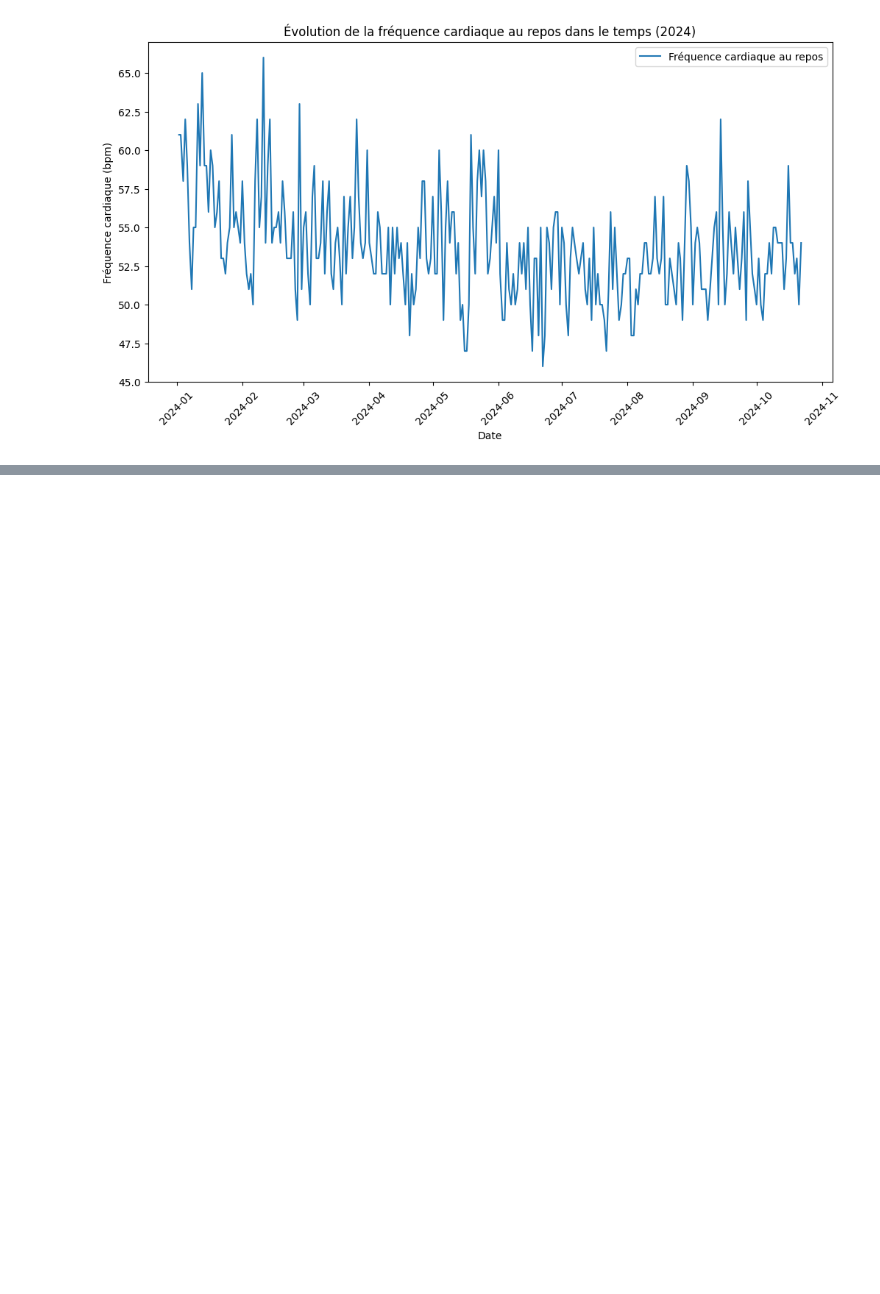
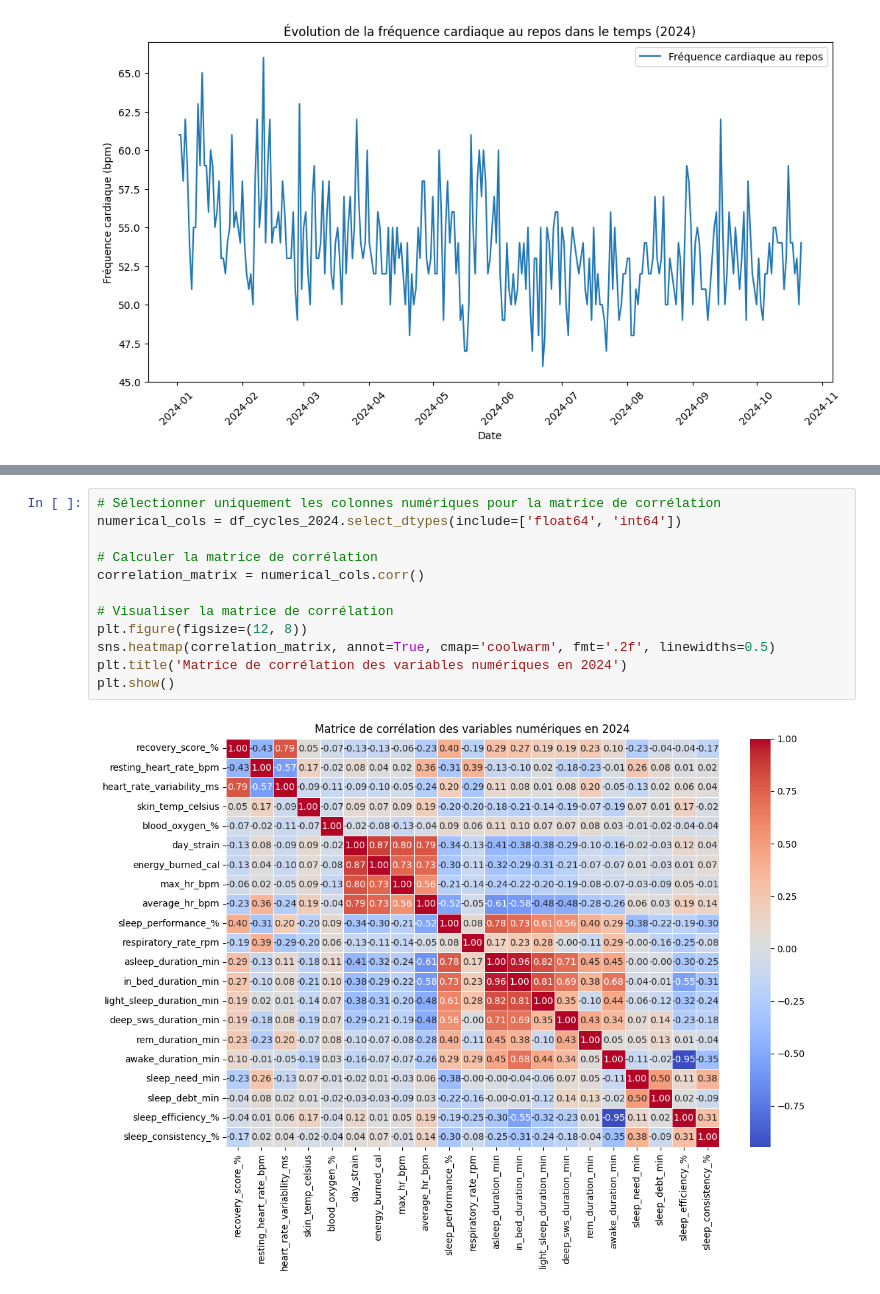
Before and after one commit to charlesdaigre/PROJECT_WHOOP, a Jupyter notebook: PROJECT_WHOOP.ipynb, the cells around one changed output, grey strips where cells are left out. Cells and saved outputs as stored; diff of their text form; blank space fills up the shorter version.

```diff
--- a/PROJECT_WHOOP.ipynb
+++ b/PROJECT_WHOOP.ipynb
@@ -526,0 +548,14 @@ plt.show()
+# %%
+# Sélectionner uniquement les colonnes numériques pour la matrice de corrélation
+numerical_cols = df_cycles_2024.select_dtypes(include=['float64', 'int64'])
+
+# Calculer la matrice de corrélation
+correlation_matrix = numerical_cols.corr()
+
+# Visualiser la matrice de corrélation
+plt.figure(figsize=(12, 8))
+sns.heatmap(correlation_matrix, annot=True, cmap='coolwarm', fmt='.2f', linewidths=0.5)
+plt.title('Matrice de corrélation des variables numériques en 2024')
+plt.show()
+# %% [output]
+[figure, added]
```
Also changed, not shown: parts of 5 cells of this notebook.
